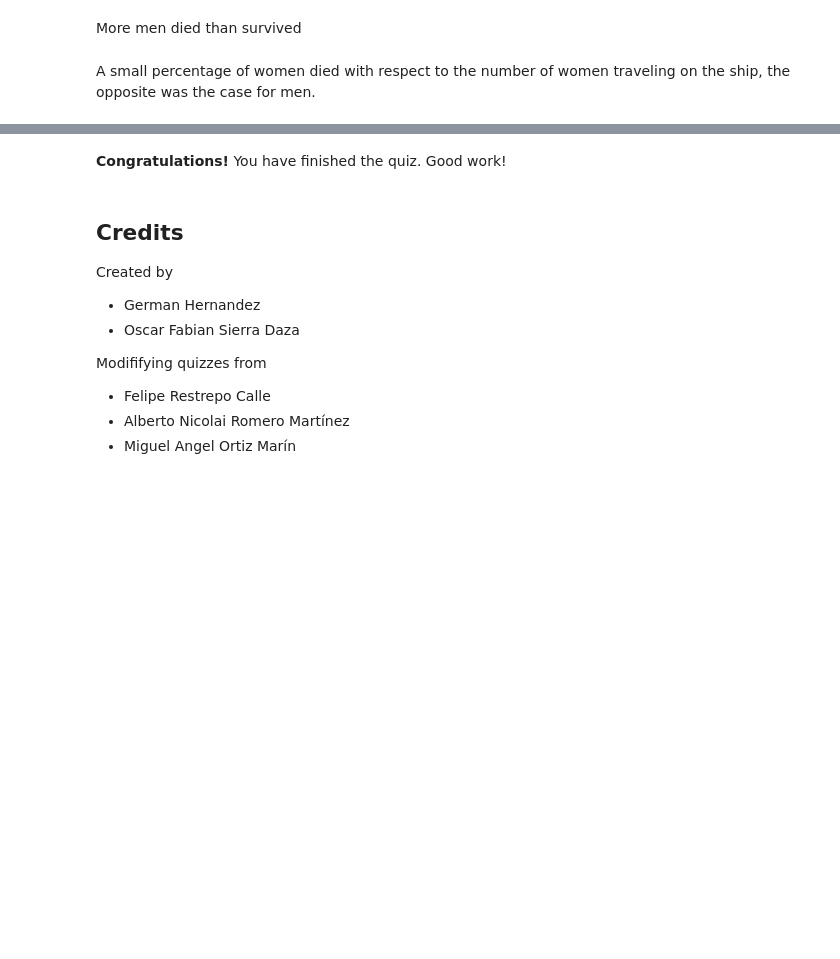
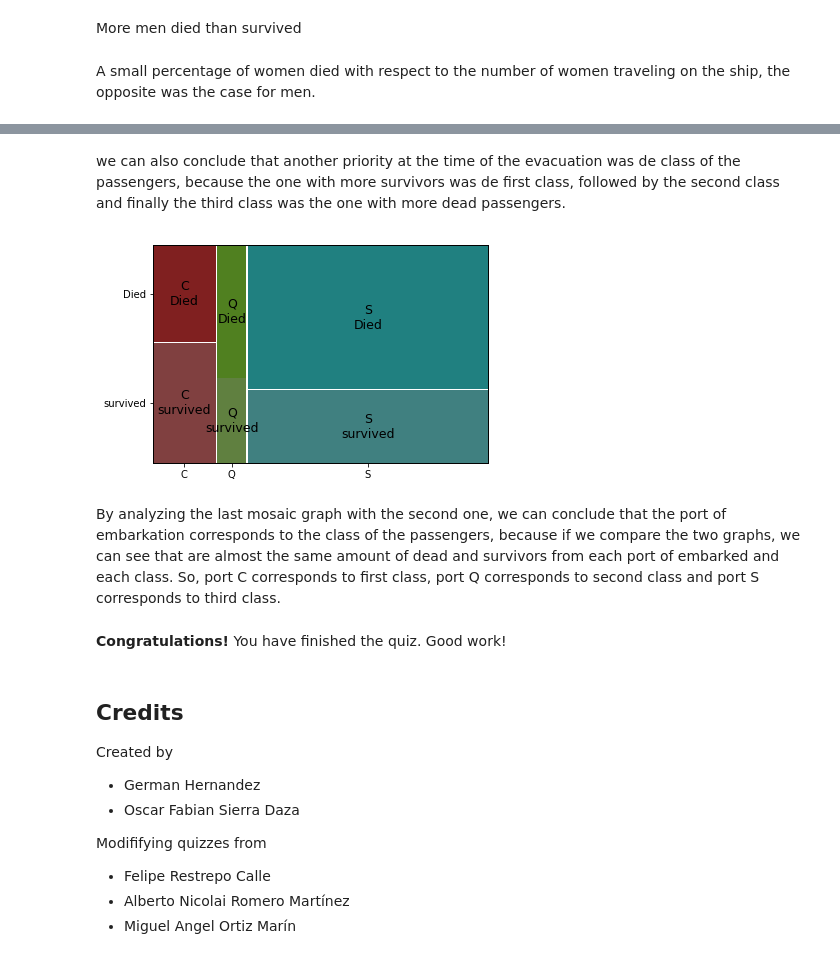
Before and after one commit to glondonot/AlgorithmsUN2023I, a Jupyter notebook: Quiz3/Glondonot_Quiz3.ipynb, the cells around one changed output, grey strips where cells are left out. Drawn from its saved outputs; the diff is of its cells as text; code cells hidden in the pictures; blank space fills up the shorter version.

```diff
--- a/Quiz3/Glondonot_Quiz3.ipynb
+++ b/Quiz3/Glondonot_Quiz3.ipynb
@@ -755,3 +750,15 @@ plt.show()
+# %% [markdown]
+we can also conclude that another priority at the time of the evacuation was de class of the passengers, because the one with more survivors was de first class, followed by the second class and finally the third class was the one with more dead passengers.
+# %%
+from statsmodels.graphics.mosaicplot import mosaic
+data = titanic
+data['Survived'] = data['Survived'].replace([0,1],['Died','Survived'])
+mosaic(data.sort_values('Embarked'), ['Embarked', 'Survived'])
+plt.show()
+# %% [output]
+[figure, added]
+# %% [markdown]
+By analyzing the last mosaic graph with the second one, we can conclude that the port of embarkation corresponds to the class of the passengers, because if we compare the two graphs, we can see that are almost the same amount of dead and survivors from each port of embarked and each class. So, port C corresponds to first class, port Q corresponds to second class and port S corresponds to third class.
 # %% [markdown]
 **Congratulations!** You have finished the quiz. Good work!
 # %% [markdown]
```
Also changed, not shown: parts of 5 cells of this notebook.
